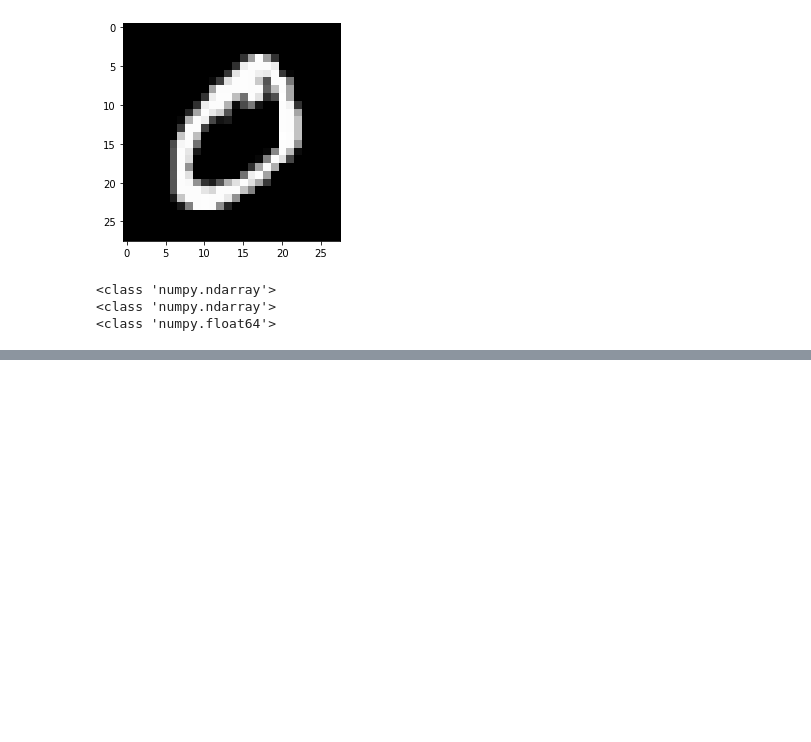
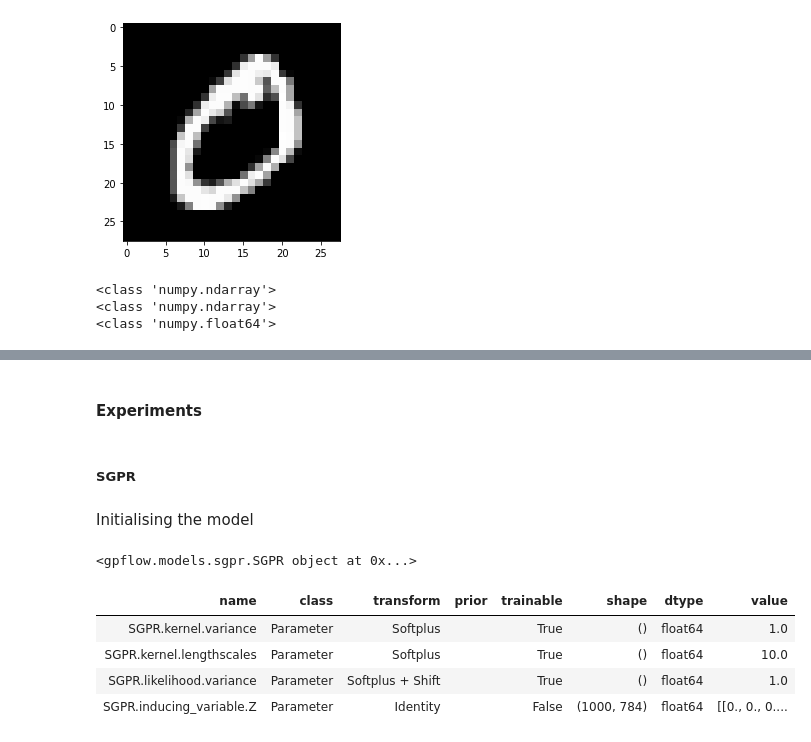
Before and after one commit to hugheshallettj/Mnist_training, a Jupyter notebook: SGPR_mnist.ipynb, the cells around one changed output, grey strips where cells are left out. Drawn from its saved outputs; the diff is of its cells as text; code cells hidden in the pictures; blank space fills up the shorter version.

```diff
--- a/SGPR_mnist.ipynb
+++ b/SGPR_mnist.ipynb
@@ -177,0 +184,61 @@ m
+# %% [markdown]
+#### Experiments
+# %% [markdown]
+##### SGPR
+# %% [markdown]
+Initialising the model
+# %%
+
+#* Number of inducing points
+M = 1000
+
+#* Random initialisation of inducing points
+Z_SGPR = x_train[:M, :].copy()
+
+#* Number of classes for a classification dataset
+C = len(unique_labels(y_train))
+
+
+#* ARD SE kernel
+kernel_ard = gpflow.kernels.SquaredExponential(lengthscales=np.ones(len(x_train[0])))
+#* SE kernel
+kernel = gpflow.kernels.SquaredExponential()
+
+
+#* Initialise the model
+m = gpflow.models.SGPR(
+    data=(x_train, y_train),
+    inducing_variable=Z_SGPR,
+    kernel=kernel,
+    # num_latent_gps=C  #-- apparently this is not necessary for the model (see the source code if you want to see why)
+    )
+
+
+#* Set trainable parameters
+gpflow.set_trainable(m.inducing_variable, False)
+
+#* Pick value for jitter
+jitter = 1e-3
+gpflow.config.set_default_jitter(jitter)
+
+
+#* Initialise hyperparams
+var_y = 1
+var_f = var_y
+kappa = 1
+var_n = var_f / kappa
+
+m.likelihood.variance.assign(var_n)
+m.kernel.variance.assign(var_y)
+m.kernel.lengthscales.assign(10)
+
+
+
+m
+# %% [output]
+<gpflow.models.sgpr.SGPR object at 0x...>
+| name | class | transform | prior | trainable | shape | dtype | value |
+| SGPR.kernel.variance | Parameter | Softplus |  | True | () | float64 | 1.0 |
+| SGPR.kernel.lengthscales | Parameter | Softplus |  | True | () | float64 | 10.0 |
+| SGPR.likelihood.variance | Parameter | Softplus + Shift |  | True | () | float64 | 1.0 |
+| SGPR.inducing_variable.Z | Parameter | Identity |  | False | (1000, 784) | float64 | [[0., 0., 0.... |
```
Also changed, not shown: parts of 26 cells of this notebook.
